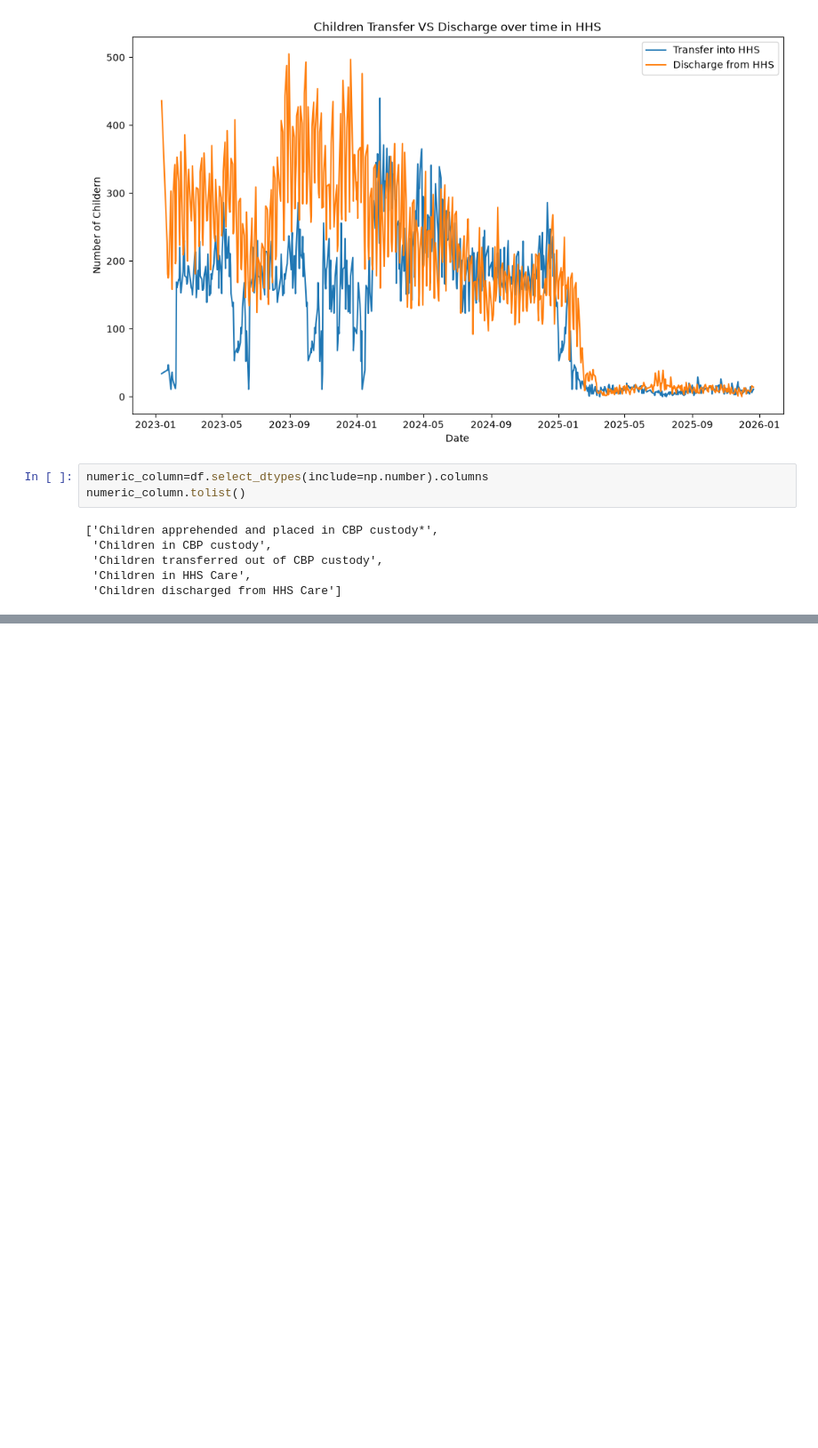
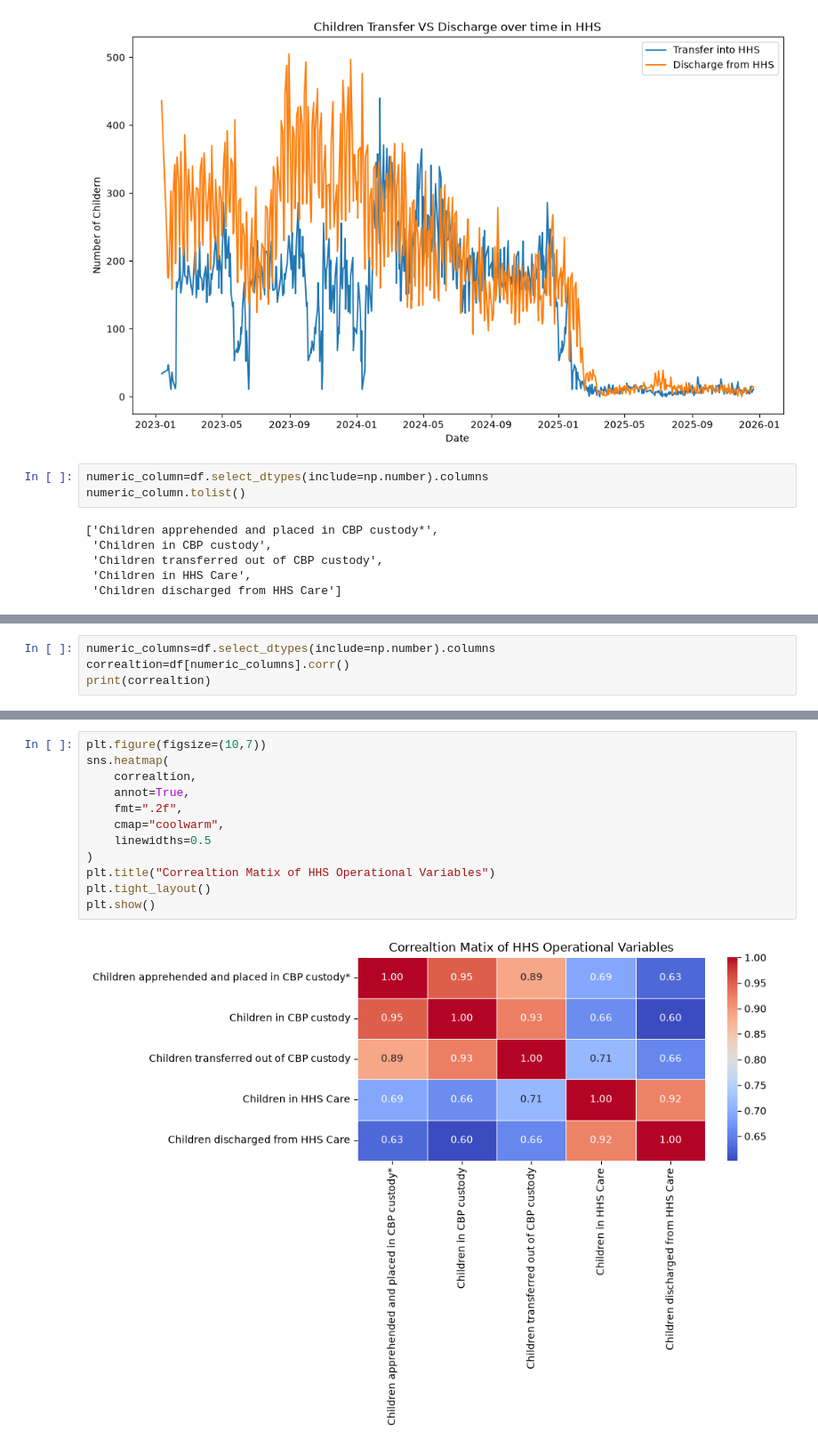
Before and after one commit to shivani1707s/Predictive-Forecasting-HHS, a Jupyter notebook: EDA.ipynb, the cells around one changed output, grey strips where cells are left out. Shown at 89% size. Saved outputs shown, nothing was run; the diff lists cells and outputs as text; blank space fills up the shorter version.

```diff
--- a/EDA.ipynb
+++ b/EDA.ipynb
@@ -144,0 +143,4 @@ plt.show()
+# %%
+numeric_columns=df.select_dtypes(include=np.number).columns
+correaltion=df[numeric_columns].corr()
+print(correaltion)
@@ -144,0 +165,14 @@ plt.show()
+# %%
+plt.figure(figsize=(10,7))
+sns.heatmap(
+    correaltion,
+    annot=True,
+    fmt=".2f",
+    cmap="coolwarm",
+    linewidths=0.5
+)
+plt.title("Correaltion Matix of HHS Operational Variables")
+plt.tight_layout()
+plt.show()
+# %% [output]
+[figure, added]
```
Also changed, not shown: parts of 33 cells of this notebook, 1 other file.
